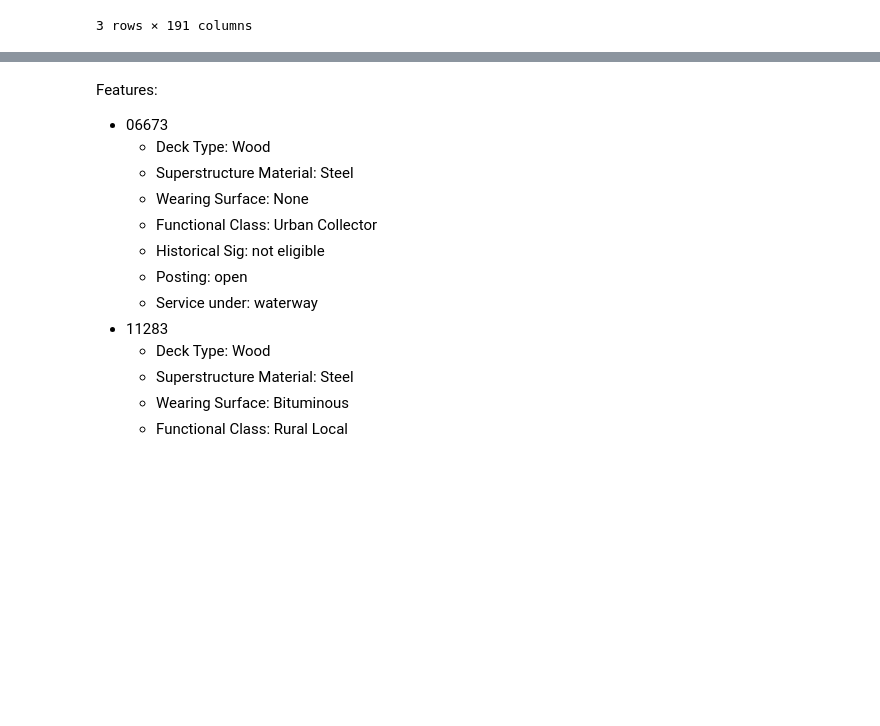
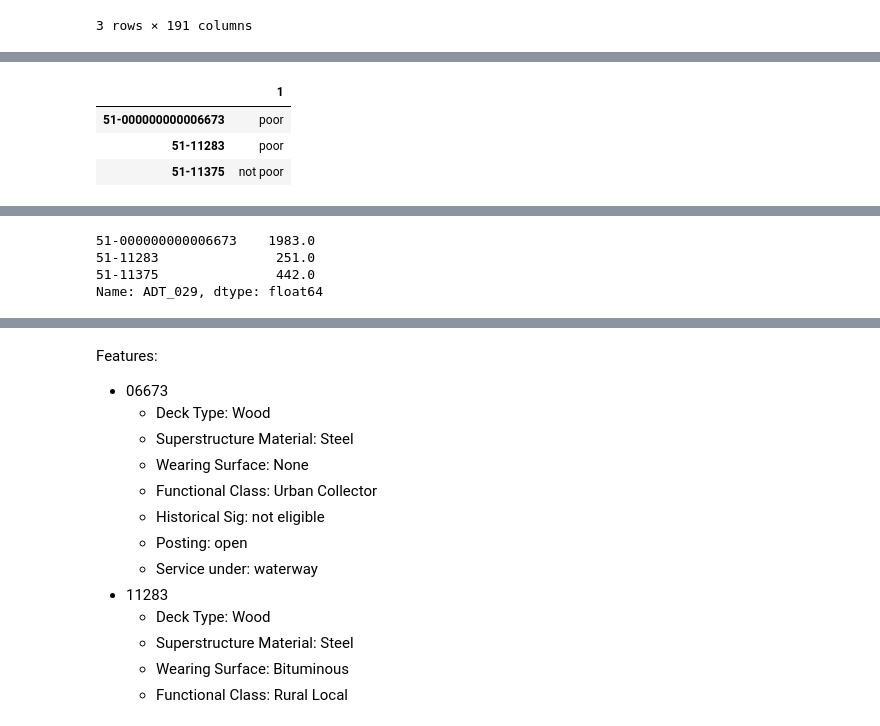
Before and after one commit to kevscon/bridge-ratings, a Jupyter notebook: results.ipynb, the cells around one changed output, grey strips where cells are left out. Saved outputs shown, nothing was run; the diff lists cells and outputs as text; code cells hidden in the pictures; blank space fills up the shorter version.

```diff
--- a/results.ipynb
+++ b/results.ipynb
@@ -405,6 +353,14 @@ br_filt.loc[br_locs.index, :][feat_df.index]
 | 51-000000000006673 | 63.1 | 0 | 1 | 0 | ... |
 | 51-11283 | 50.4 | 0 | 1 | 0 | ... |
 | 51-11375 | 67.7 | 0 | 1 | 0 | ... |
+# %%
+# actual class
+y.loc[br_locs.index, :]
+# %% [output]
+|  | 1 |
+| 51-000000000006673 | poor |
+| 51-11283 | poor |
+| 51-11375 | not poor |
 # %%
 # return functional class and historical features
 search = ['HISTORY', '026']
@@ -423,6 +379,14 @@ br_feats[br_feats.columns[br_feats.columns.str.contains('|'.join(search))]]
 | 51-000000000006673 | 1 | 0 | 0 | 0 | ... |
 | 51-11283 | 0 | 0 | 1 | 0 | ... |
 | 51-11375 | 1 | 0 | 0 | 0 | ... |
+# %%
+# ADT values
+X.loc[br_locs.index, 'ADT_029']
+# %% [output]
+51-000000000006673    1983.0
+51-11283               251.0
+51-11375               442.0
+Name: ADT_029, dtype: float64
 # %%
 cat_list = [
     'SUPERSTRUCTURE_COND_059',
```
Also changed, not shown: parts of 16 cells of this notebook, 1 other file.
